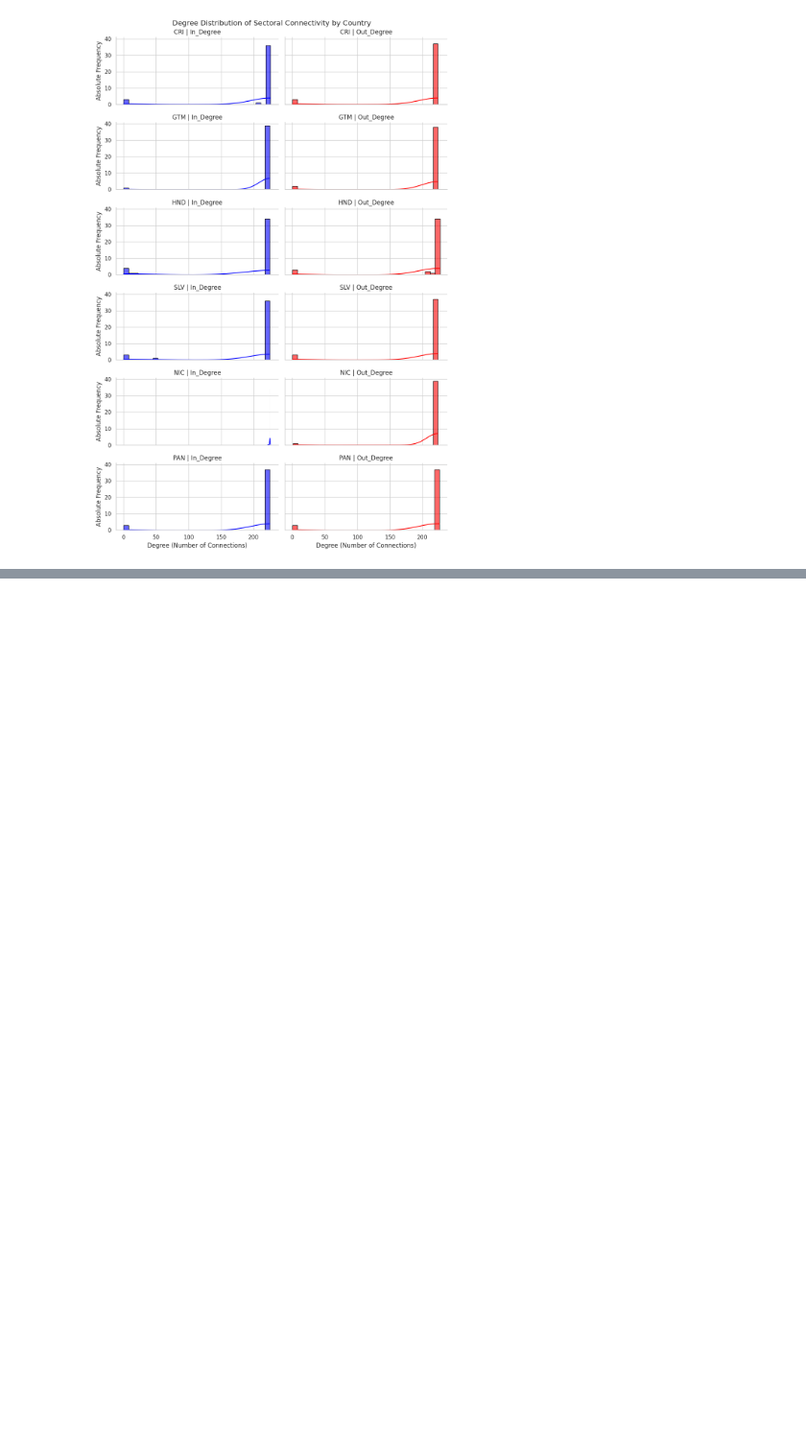
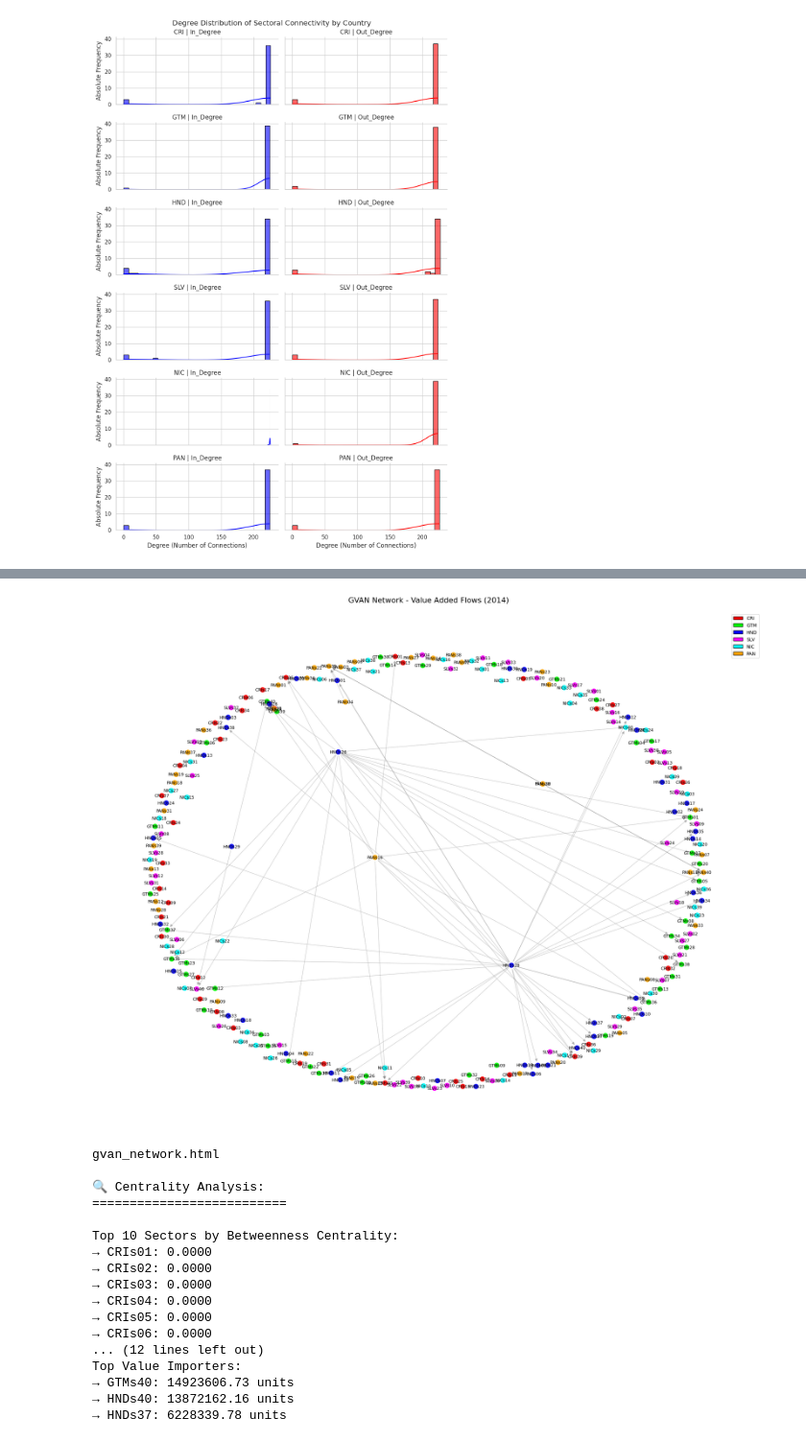
Before and after one commit to erickdiaz3010/tesis-network-analysis, a Jupyter notebook: Thesis_VA_in_CA_Erick.ipynb, the cells around one changed output, grey strips where cells are left out. Shown at 96% size. Cells and saved outputs as stored; diff of their text form; code cells hidden in the pictures; blank space fills up the shorter version.

```diff
--- a/Thesis_VA_in_CA_Erick.ipynb
+++ b/Thesis_VA_in_CA_Erick.ipynb
@@ -572,7 +572,7 @@ gvan_matrix = gvan_matrix.fillna(0)
 # 📌 NETWORK CONSTRUCTION (NO SELF-LOOPS)
 # ----------------------------------------------------------
 G = nx.DiGraph()
-threshold = 1000  # Adjust this value as needed
+threshold = 10000  # Adjust this value as needed
 
 # Add nodes with attributes
 for sector in gvan_matrix.index:
@@ -691,33 +691,52 @@ net.show("gvan_network.html")
 
 # ----------------------------------------------------------
 # 📌 CENTRALITY ANALYSIS
 # ----------------------------------------------------------
 print("\n🔍 Centrality Analysis:")
 print("==========================\n")
 
 # Betweenness Centrality
 betweenness = nx.betweenness_centrality(G)
 top_sectors = sorted(betweenness.items(), key=lambda x: x[1], reverse=True)[:10]
 
 print("Top 10 Sectors by Betweenness Centrality:")
 for sector, score in top_sectors:
     print(f"→ {sector}: {score:.4f}")
 
 # In-degree and Out-degree
 print("\nMost Connected Sectors:")
 out_degree = dict(G.out_degree(weight='weight'))
 top_out = sorted(out_degree.items(), key=lambda x: x[1], reverse=True)[:3]
 
 in_degree = dict(G.in_degree(weight='weight'))
 top_in = sorted(in_degree.items(), key=lambda x: x[1], reverse=True)[:3]
 
 print("\nTop Value Exporters:")
 for sector, val in top_out:
     print(f"→ {sector}: {val:.2f} units")
 
 print("\nTop Value Importers:")
 for sector, val in top_in:
     print(f"→ {sector}: {val:.2f} units")
+# %% [output]
+[figure, added]
+gvan_network.html
+
+🔍 Centrality Analysis:
+==========================
+
+Top 10 Sectors by Betweenness Centrality:
+→ CRIs01: 0.0000
+→ CRIs02: 0.0000
+→ CRIs03: 0.0000
+→ CRIs04: 0.0000
+→ CRIs05: 0.0000
+→ CRIs06: 0.0000
+... (12 lines left out)
+Top Value Importers:
+→ GTMs40: 14923606.73 units
+→ HNDs40: 13872162.16 units
+→ HNDs37: 6228339.78 units
 # %%
 import pandas as pd
 import networkx as nx
```
Also changed, not shown: parts of 3 cells of this notebook.
